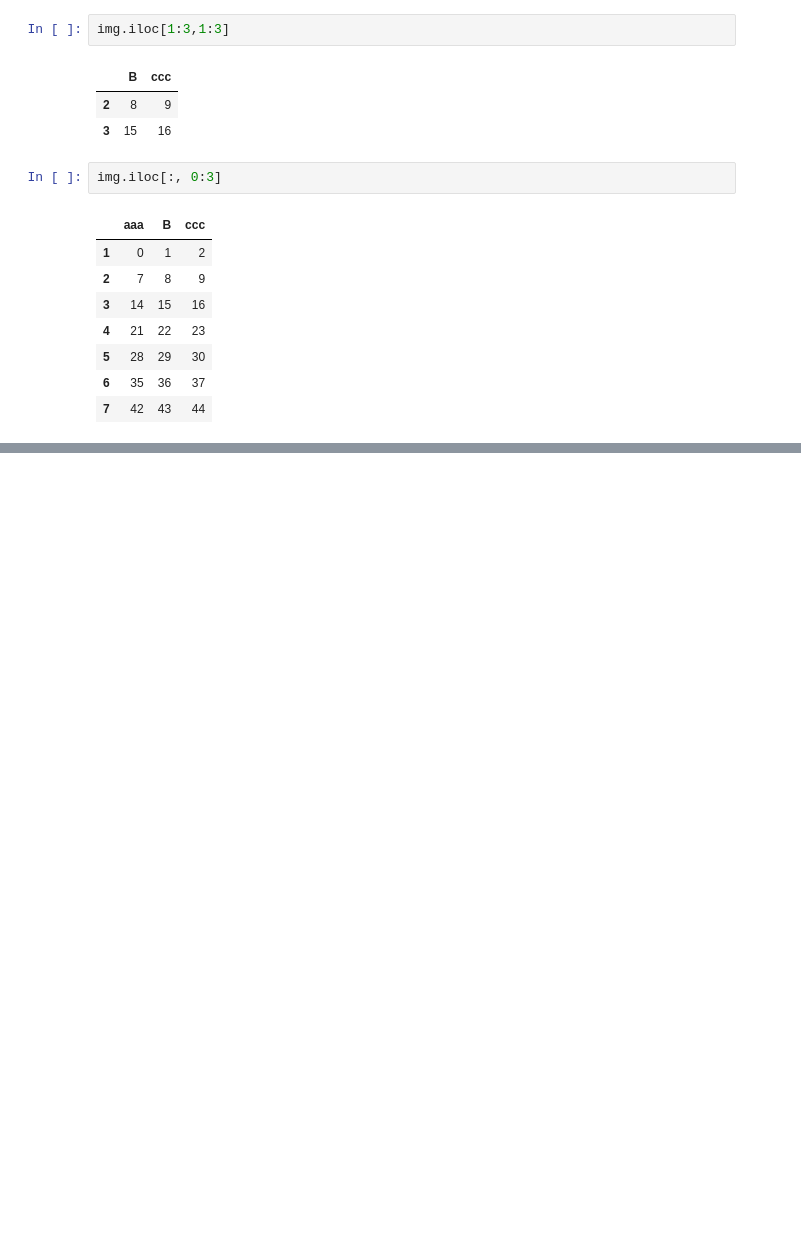
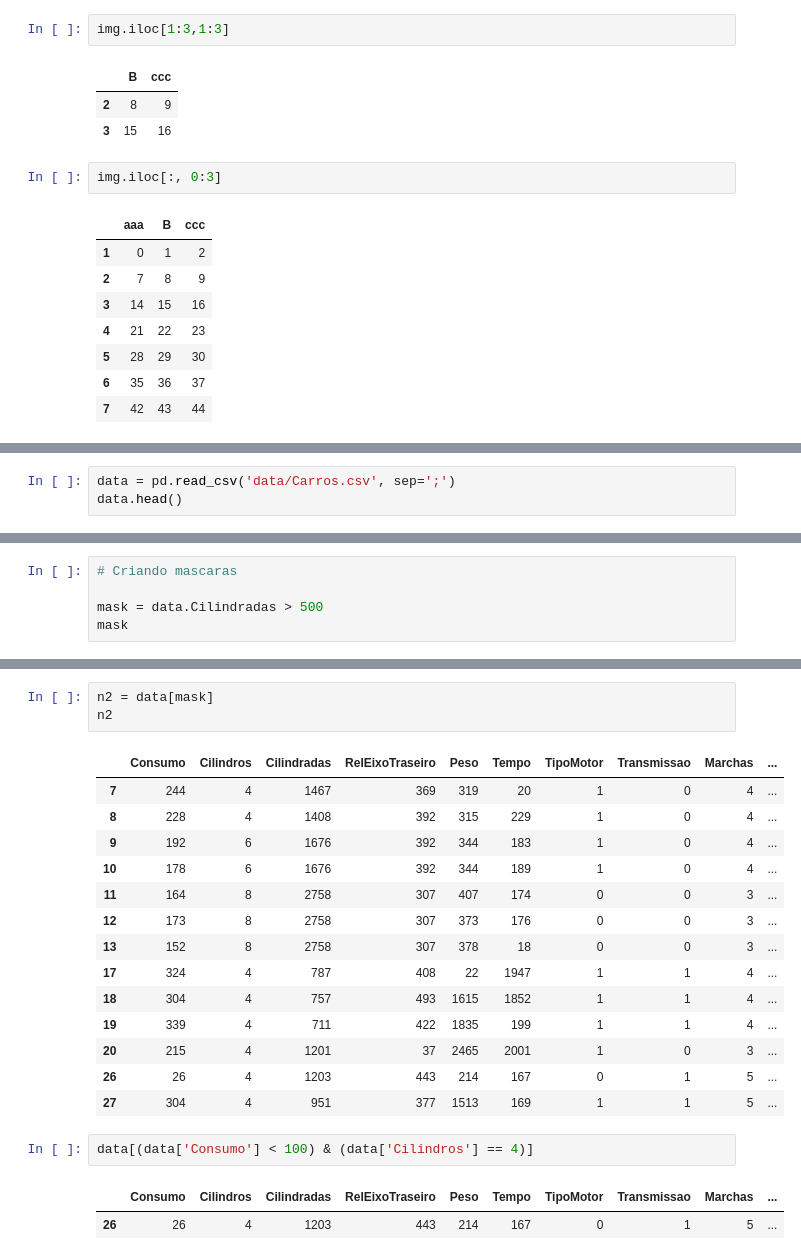
Before and after one commit to ai2-education-fiep-turma-5/02-programacao-python, a Jupyter notebook: src/aula10/Pandas_introducao.ipynb, the cells around one changed output, grey strips where cells are left out. Cells and saved outputs as stored; diff of their text form; blank space fills up the shorter version.

```diff
--- a/src/aula10/Pandas_introducao.ipynb
+++ b/src/aula10/Pandas_introducao.ipynb
@@ -522,0 +525,3 @@ img.iloc[:, 0:3]
+# %%
+data = pd.read_csv('data/Carros.csv', sep=';')
+data.head()
@@ -522,0 +572,5 @@ img.iloc[:, 0:3]
+# %%
+# Criando mascaras
+
+mask = data.Cilindradas > 500
+mask
@@ -522,0 +595,23 @@ img.iloc[:, 0:3]
+# %%
+n2 = data[mask]
+n2
+# %% [output]
+|  | Consumo | Cilindros | Cilindradas | RelEixoTraseiro | Peso | Tempo | TipoMotor | Transmissao | Marchas | ... |
+| 7 | 244 | 4 | 1467 | 369 | 319 | 20 | 1 | 0 | 4 | ... |
+| 8 | 228 | 4 | 1408 | 392 | 315 | 229 | 1 | 0 | 4 | ... |
+| 9 | 192 | 6 | 1676 | 392 | 344 | 183 | 1 | 0 | 4 | ... |
+| 10 | 178 | 6 | 1676 | 392 | 344 | 189 | 1 | 0 | 4 | ... |
+| 11 | 164 | 8 | 2758 | 307 | 407 | 174 | 0 | 0 | 3 | ... |
+| 12 | 173 | 8 | 2758 | 307 | 373 | 176 | 0 | 0 | 3 | ... |
+| 13 | 152 | 8 | 2758 | 307 | 378 | 18 | 0 | 0 | 3 | ... |
+| 17 | 324 | 4 | 787 | 408 | 22 | 1947 | 1 | 1 | 4 | ... |
+| 18 | 304 | 4 | 757 | 493 | 1615 | 1852 | 1 | 1 | 4 | ... |
+| 19 | 339 | 4 | 711 | 422 | 1835 | 199 | 1 | 1 | 4 | ... |
+| 20 | 215 | 4 | 1201 | 37 | 2465 | 2001 | 1 | 0 | 3 | ... |
+| 26 | 26 | 4 | 1203 | 443 | 214 | 167 | 0 | 1 | 5 | ... |
+| 27 | 304 | 4 | 951 | 377 | 1513 | 169 | 1 | 1 | 5 | ... |
+# %%
+data[(data['Consumo'] < 100) & (data['Cilindros'] == 4)]
+# %% [output]
+|  | Consumo | Cilindros | Cilindradas | RelEixoTraseiro | Peso | Tempo | TipoMotor | Transmissao | Marchas | ... |
+| 26 | 26 | 4 | 1203 | 443 | 214 | 167 | 0 | 1 | 5 | ... |
```
Also changed, not shown: parts of 15 cells of this notebook, 8 other files.
